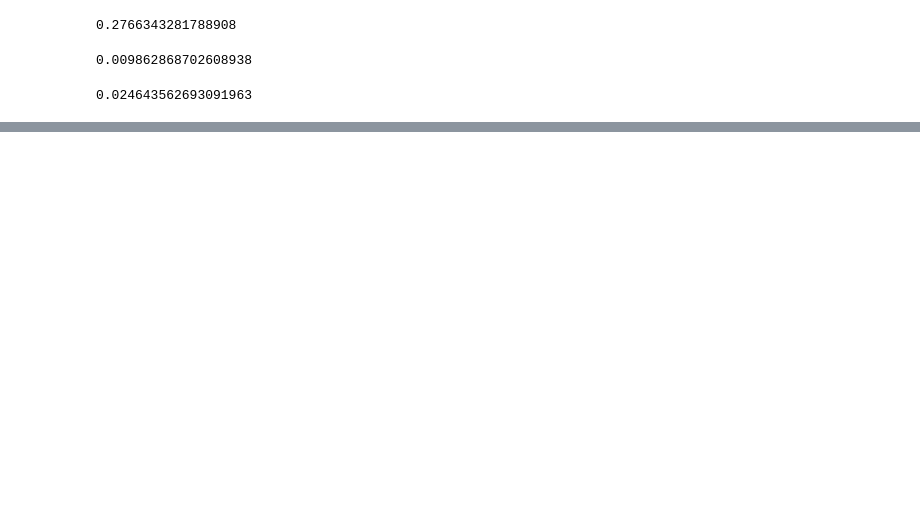
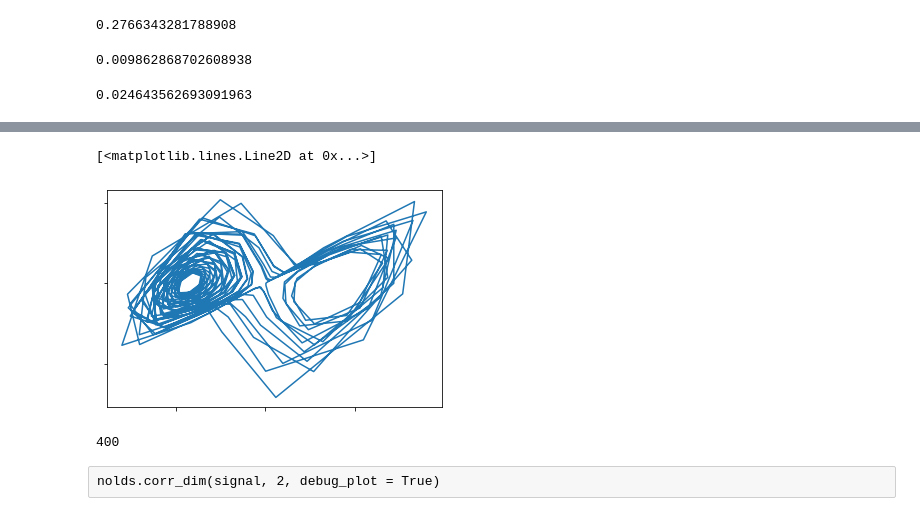
Before and after one commit to vedantchandra/hsl_python, a Jupyter notebook: Apara Shimmer Sandbox.ipynb, the cells around one changed output, grey strips where cells are left out. Drawn from its saved outputs; the diff is of its cells as text; code cells hidden in the pictures; blank space fills up the shorter version.

```diff
--- a/Apara Shimmer Sandbox.ipynb
+++ b/Apara Shimmer Sandbox.ipynb
@@ -236,0 +261,11 @@ print(multiscale_entropy(test_signal))
+# %%
+plt.plot(signal[1:], np.diff(signal))
+# %% [output]
+[<matplotlib.lines.Line2D at 0x...>]
+[figure, added]
+# %%
+len(signal)
+# %% [output]
+400
+# %% [raw]
+nolds.corr_dim(signal, 2, debug_plot = True)
```
Also changed, not shown: parts of 26 cells of this notebook, 5 other files.
